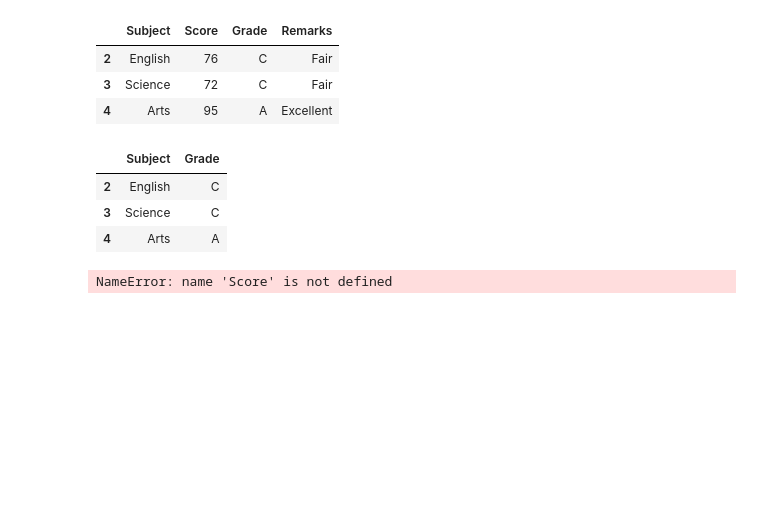
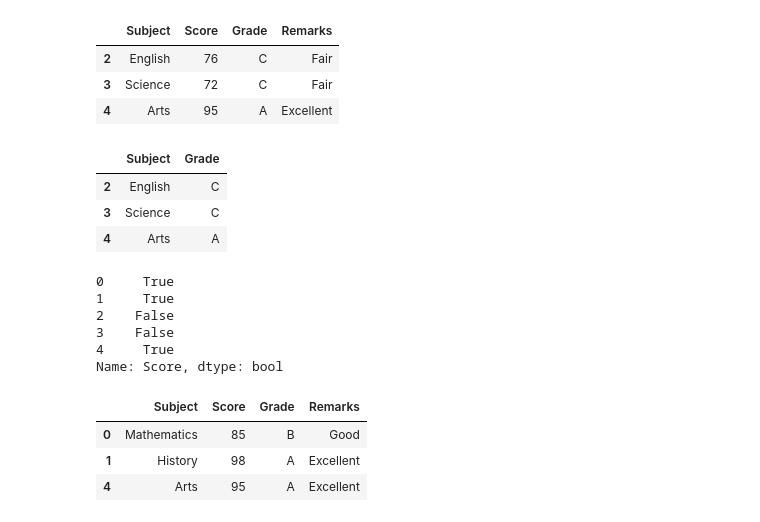
Before and after one commit to Aabid92/Python-Pandas-Getting-Started, a Jupyter notebook: Manipulating-Slicing Pandas Dataframes.ipynb, the cells around one changed output. Cells and saved outputs as stored; diff of their text form; code cells hidden in the pictures; blank space fills up the shorter version.

```diff
--- a/Manipulating-Slicing Pandas Dataframes.ipynb
+++ b/Manipulating-Slicing Pandas Dataframes.ipynb
@@ -168,6 +168,18 @@ my_df.loc[2:4,["Subject", "Grade"]]
 | 3 | Science | C |
 | 4 | Arts | A |
 # %%
-my_df[Score]> 80
+my_df['Score']> 80
 # %% [output]
-NameError: name 'Score' is not defined
+0     True
+1     True
+2    False
+3    False
+4     True
+Name: Score, dtype: bool
+# %%
+my_df.loc[my_df["Score"]>80]
+# %% [output]
+|  | Subject | Score | Grade | Remarks |
+| 0 | Mathematics | 85 | B | Good |
+| 1 | History | 98 | A | Excellent |
+| 4 | Arts | 95 | A | Excellent |
```
